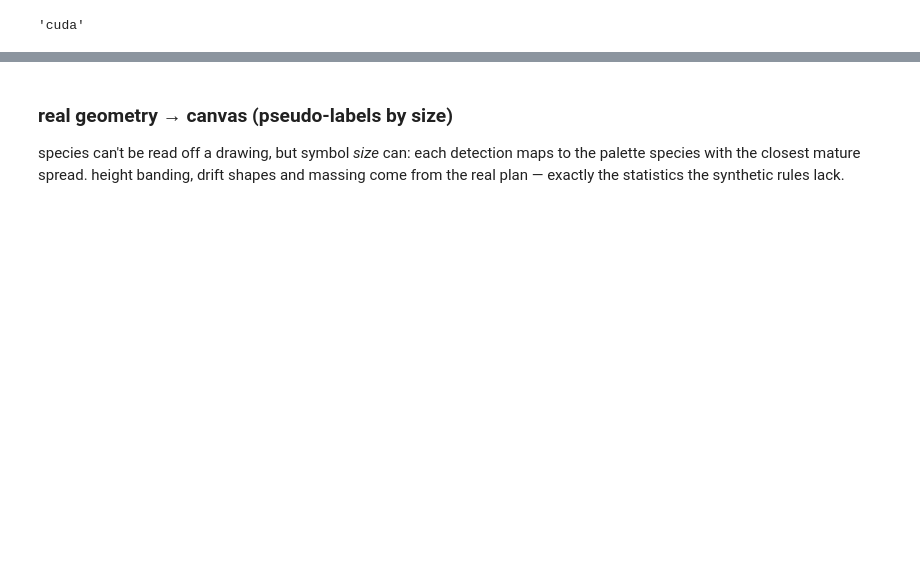
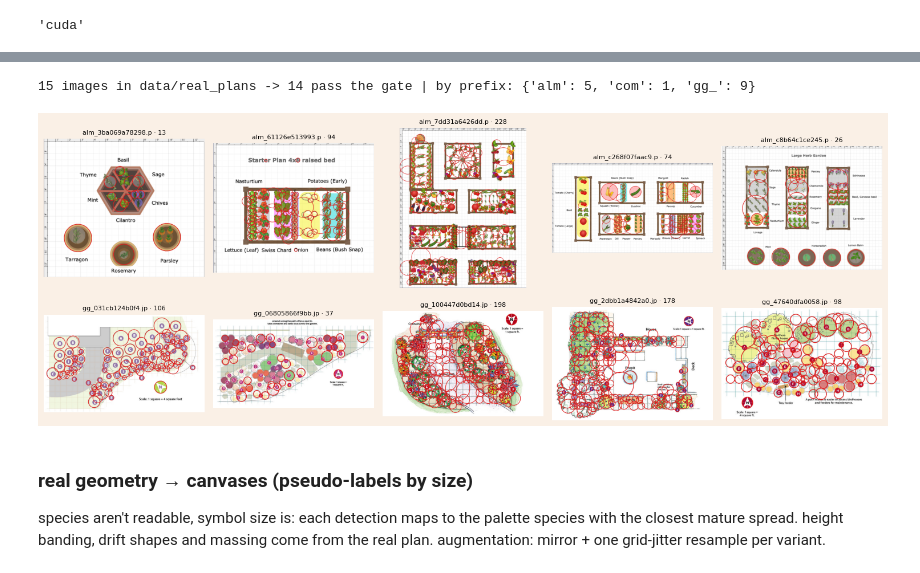
Before and after one commit to babnigg/botanical-vision, a Jupyter notebook: notebooks/14_real_plans.ipynb, the cells around one changed output, grey strips where cells are left out. Saved outputs shown, nothing was run; the diff lists cells and outputs as text; code cells hidden in the pictures; blank space fills up the shorter version.

```diff
--- a/notebooks/14_real_plans.ipynb
+++ b/notebooks/14_real_plans.ipynb
@@ -187,8 +147,63 @@ print(f"{len(paths)} images, {len(real_plans)} usable plans")
+# %%
+def genre_gate(im):
+    arr = np.array(im.convert("L"))
+    gx = cv2.Sobel(arr, cv2.CV_32F, 1, 0)
+    gy = cv2.Sobel(arr, cv2.CV_32F, 0, 1)
+    mag = cv2.magnitude(gx, gy)
+    flat = float((mag < 12).mean())
+    white = float((arr > 200).mean())
+    det = extract_circles(im)
+    ms = float(np.mean([d[3] for d in det])) if det else 0.0
+    edges = cv2.Canny(arr, 40, 120)
+    h, w = arr.shape
+    lines = cv2.HoughLinesP(edges, 1, np.pi / 180, threshold=80,
+                            minLineLength=int(min(h, w) * 0.25), maxLineGap=4)
+    ngrid = 0
+    if lines is not None:
+        for ln in lines:
+            x1, y1, x2, y2 = ln.ravel().tolist()
+            if abs(y2 - y1) <= 2 or abs(x2 - x1) <= 2:
+                ngrid += 1
+    ok = flat >= 0.35 and white >= 0.5 and ms >= 0.8 and 8 <= len(det) <= 250 and ngrid >= 6
+    return ok, det
+
+paths = sorted(sum([glob.glob(f"../data/real_plans/*.{e}") for e in ("png", "jpg", "jpeg", "gif", "tif")], []))
+real_dets = []
+shown = 0
+fig, axes = plt.subplots(2, 5, figsize=(15, 6))
+axes = axes.ravel()
+for p in paths:
+    try:
+        im = Image.open(p)
+        im.thumbnail((1400, 1400))
+        im = im.convert("RGB")
+    except Exception:
+        continue
+    ok, det = genre_gate(im)
+    if ok:
+        real_dets.append(det)
+        if shown < 10:
+            ov = im.copy()
+            dr = ImageDraw.Draw(ov)
+            for x, y, r, _ in det:
+                dr.ellipse([x - r, y - r, x + r, y + r], outline=(220, 30, 30), width=3)
+            axes[shown].imshow(ov)
+            axes[shown].set_title(f"{os.path.basename(p)[:18]} · {len(det)}", fontsize=8)
+            axes[shown].axis("off")
+            shown += 1
+for ax in axes[shown:]:
+    ax.axis("off")
+plt.tight_layout()
+srcs = Counter(os.path.basename(p)[:3] for p in paths)
+print(f"{len(paths)} images in data/real_plans -> {len(real_dets)} pass the gate | by prefix: {dict(srcs)}")
+# %% [output]
+15 images in data/real_plans -> 14 pass the gate | by prefix: {'alm': 5, 'com': 1, 'gg_': 9}
+[figure, added]
 # %% [markdown]
-### real geometry → canvas (pseudo-labels by size)
+### real geometry → canvases (pseudo-labels by size)
 
-species can't be read off a drawing, but symbol *size* can: each detection maps to
-the palette species with the closest mature spread. height banding, drift shapes and
-massing come from the real plan — exactly the statistics the synthetic rules lack.
+species aren't readable, symbol size is: each detection maps to the palette species
+with the closest mature spread. height banding, drift shapes and massing come from the
+real plan. augmentation: mirror + one grid-jitter resample per variant.
 # %%
 def detections_to_plan(det):
```
Also changed, not shown: parts of 21 cells of this notebook, 1 other file.
